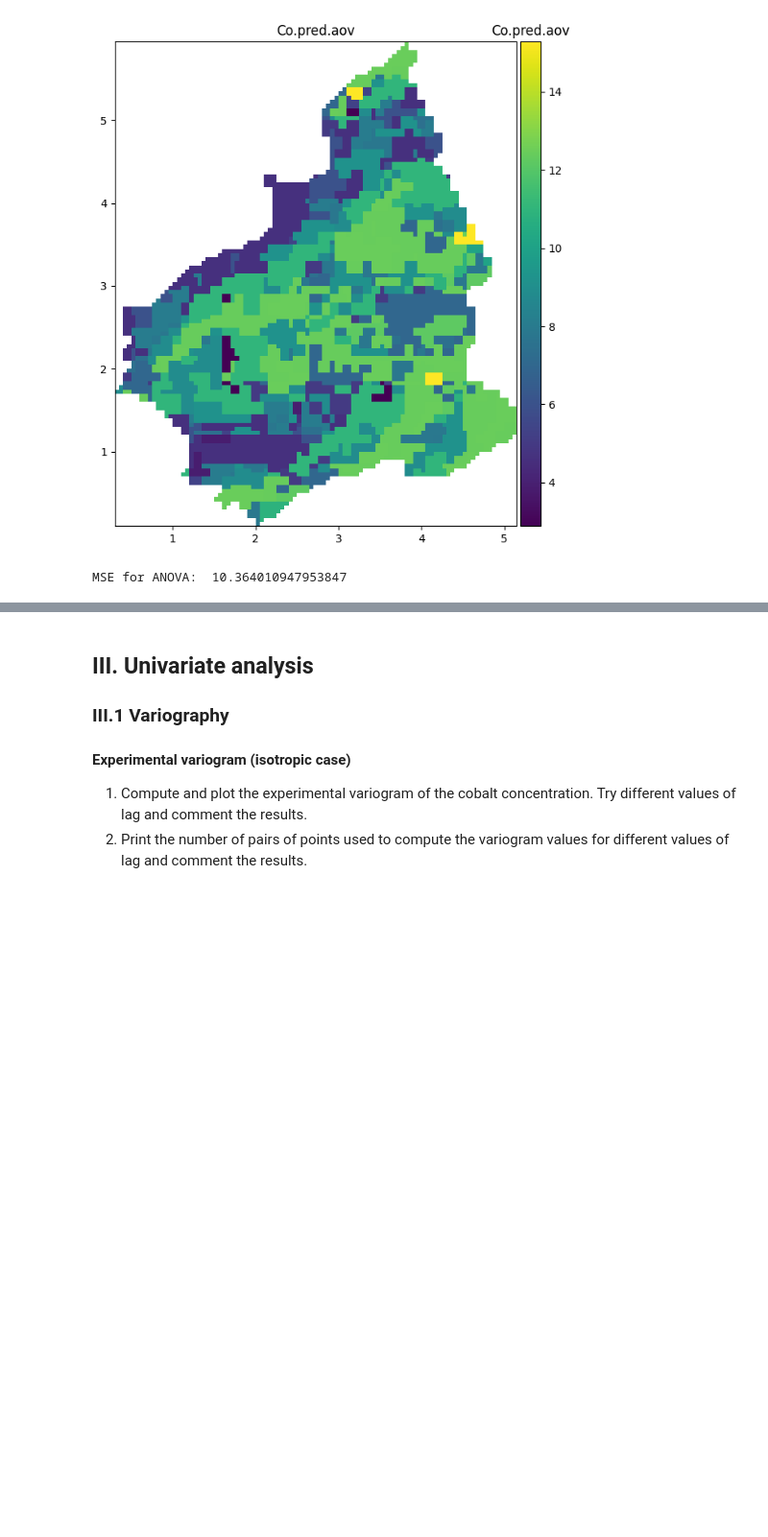
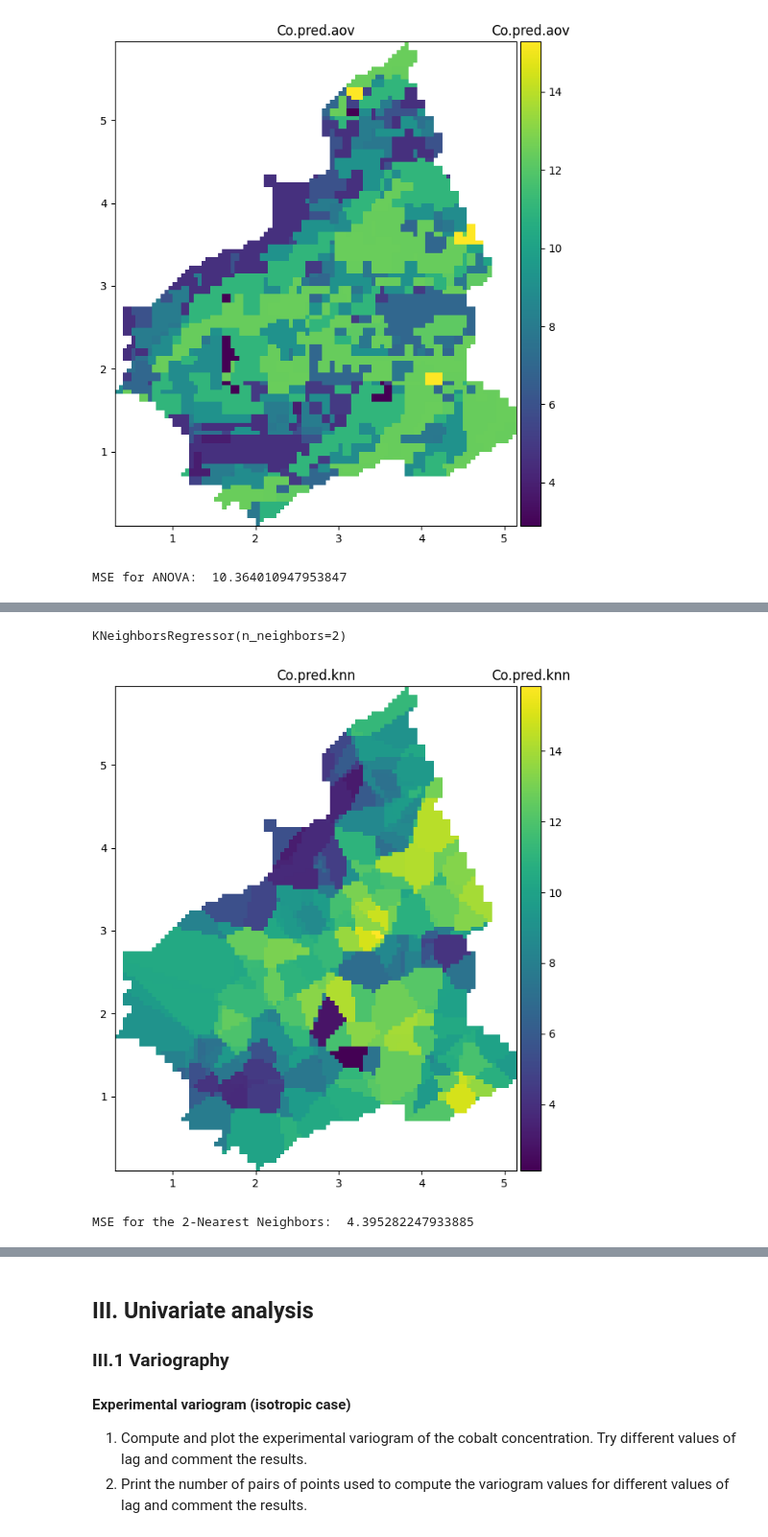
Before and after one commit to mickyrre/geostatistics_athens24, a Jupyter notebook: projet24.ipynb, the cells around one changed output, grey strips where cells are left out. Shown at 96% size. Saved outputs shown, nothing was run; the diff lists cells and outputs as text; code cells hidden in the pictures; blank space fills up the shorter version.

```diff
--- a/projet24.ipynb
+++ b/projet24.ipynb
@@ -187,7 +187,7 @@ metal_names = jura_all.columns.values[4:]
 fig,ax = plt.subplots(nrows=1,ncols=len(metal_names),figsize=(20,6))
 for i in range(len(metal_names)):
     name=metal_names[i]
-    ax[i].hist(jura[name])
+    ax[i].hist(jura_all[name])
     ax[i].set_title(name)
 
 # Add a single x-axis and y-axis label for the whole figure
@@ -424,0 +425,28 @@ MSE for ANOVA:  10.364010947953847
+# %%
+## k-Nearest neighbors
+from sklearn.neighbors import KNeighborsRegressor
+## Fit model
+model_knn = KNeighborsRegressor(n_neighbors=2)
+model_knn.fit(jura[['Xloc','Yloc']], jura['Co'])
+# %% [output]
+KNeighborsRegressor(n_neighbors=2)
+# %%
+## Prediction on the grid
+res_knn=model_knn.predict(grid[['Xloc','Yloc']])
+
+## Plot results
+res_name="Co.pred.knn"
+grid_plt=add_variable(res_knn,db_grid_pts,db_grid,res_name)
+fig,ax = gp.initGeographic()
+ax.raster(grid_plt,name=res_name, flagLegend=True)
+fig.show()
+# %% [output]
+[figure, added]
+# %%
+## Prediction on the validation locations
+res_val_knn=model_knn.predict(val_loc[['Xloc','Yloc']])
+
+## Compute score
+print("MSE for the 2-Nearest Neighbors: ",np.mean((res_val_knn-val['Co'])**2))
+# %% [output]
+MSE for the 2-Nearest Neighbors:  4.395282247933885
```
Also changed, not shown: parts of 28 cells of this notebook.
